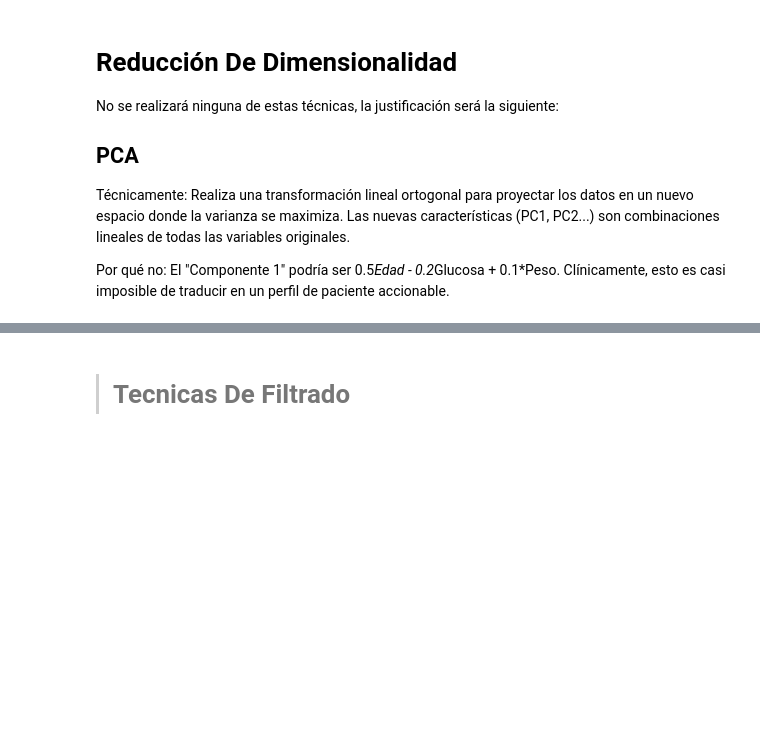
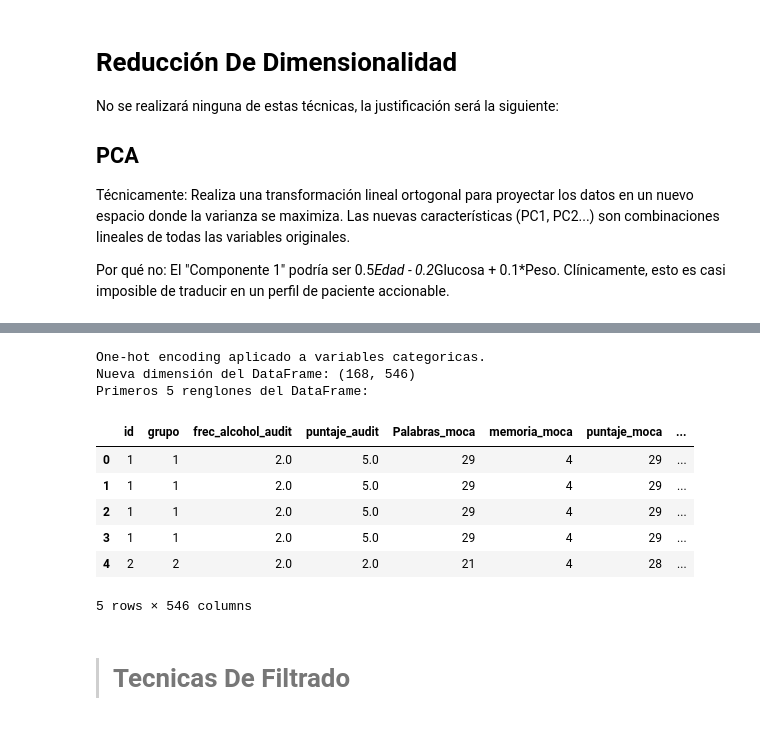
Before and after one commit to MardonioR/Proyecto-Polifenoles, a Jupyter notebook: Entregables/Avance 2 Equipo25.ipynb, the cells around one changed output, grey strips where cells are left out. Drawn from its saved outputs; the diff is of its cells as text; code cells hidden in the pictures; blank space fills up the shorter version.

```diff
--- a/Entregables/Avance 2 Equipo25.ipynb
+++ b/Entregables/Avance 2 Equipo25.ipynb
@@ -125,19 +221,31 @@ df_encoded_features
 # %%
-# Apply one-hot encoding to these selected categorical columns in df
+# Seleccionando variables categóricas.
 categorical_features_to_encode = list(df_var_types[df_var_types['Tipo']== 'Categorica']['Variable'])
 
-df_encoded_features = pd.get_dummies(df[categorical_features_to_encode], drop_first=True)
+# Aplicando One-Hot encoding.
+df_encoded_features = pd.get_dummies(df[categorical_features_to_encode], drop_first=True).astype(int)
 
-# Drop the original categorical columns from df
+# Eliminando las variables categóricas originales.
 df = df.drop(columns=categorical_features_to_encode)
 
-# Concatenate the one-hot encoded features back to df
+# Uniendo al DataFrame Original.
 df = pd.concat([df, df_encoded_features], axis=1)
 
-print("One-hot encoding applied to categorical variables based on df_tipos_variables.")
-print(f"New shape of df: {df.shape}")
-print("First 5 rows of the updated DataFrame:")
+print("One-hot encoding aplicado a variables categoricas.")
+print(f"Nueva dimensión del DataFrame: {df.shape}")
+print("Primeros 5 renglones del DataFrame:")
 display(df.head())
+# %% [output]
+One-hot encoding aplicado a variables categoricas.
+Nueva dimensión del DataFrame: (168, 546)
+Primeros 5 renglones del DataFrame:
+|  | id | grupo | frec_alcohol_audit | puntaje_audit | Palabras_moca | memoria_moca | puntaje_moca | ... |
+| 0 | 1 | 1 | 2.0 | 5.0 | 29 | 4 | 29 | ... |
+| 1 | 1 | 1 | 2.0 | 5.0 | 29 | 4 | 29 | ... |
+| 2 | 1 | 1 | 2.0 | 5.0 | 29 | 4 | 29 | ... |
+| 3 | 1 | 1 | 2.0 | 5.0 | 29 | 4 | 29 | ... |
+| 4 | 2 | 2 | 2.0 | 2.0 | 21 | 4 | 28 | ... |
+5 rows × 546 columns
 # %% [markdown]
 > # Tecnicas De Filtrado
 # %% [markdown]
```
Also changed, not shown: parts of 27 cells of this notebook, 7 other files.
